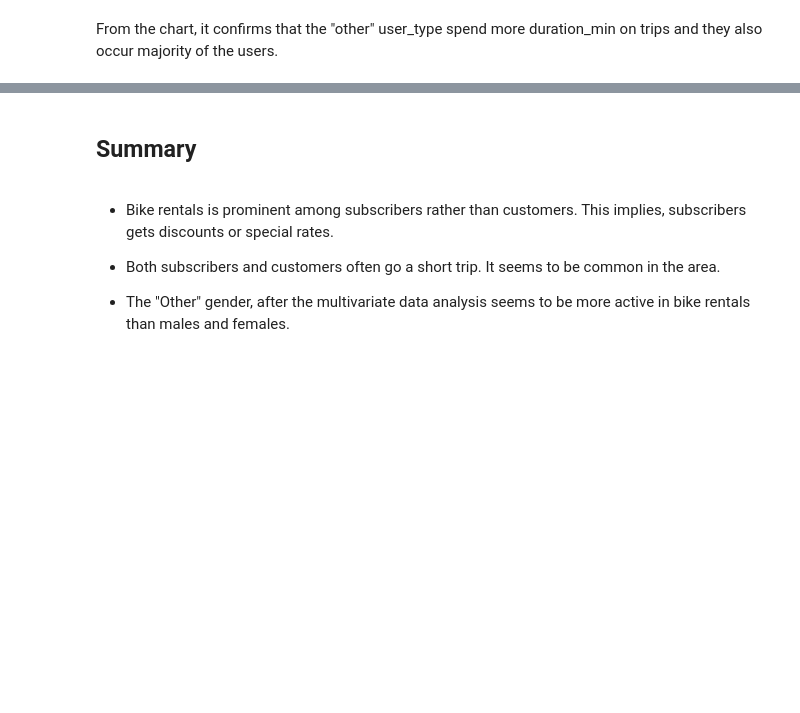
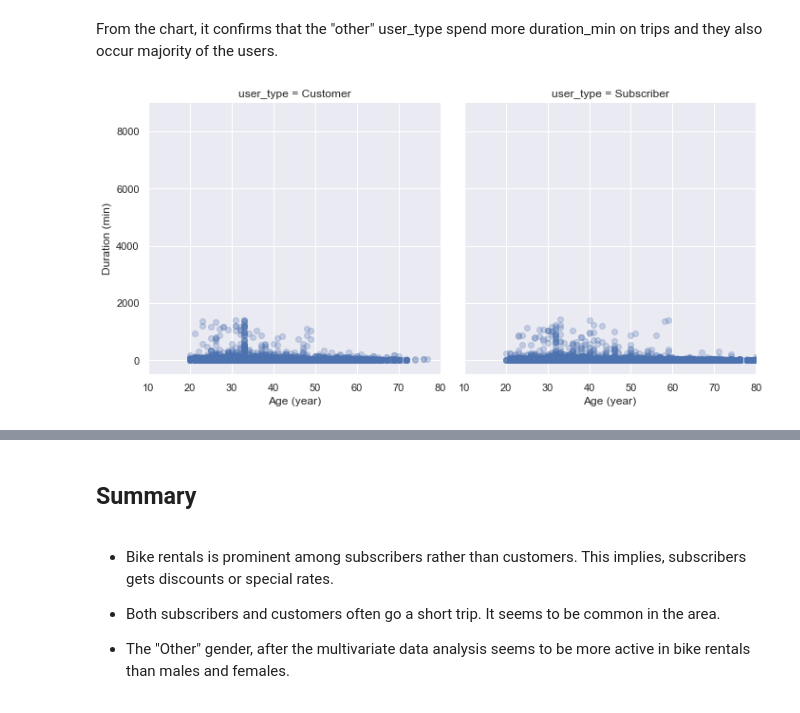
Before and after one commit to Eben-Success/Udacity_Data_Analysis_Projects, a Jupyter notebook: Project 3/notebook.ipynb, the cells around one changed output, grey strips where cells are left out. Cells and saved outputs as stored; diff of their text form; code cells hidden in the pictures; blank space fills up the shorter version.

Commit message:
15 charts in notebook

```diff
--- a/Project 3/notebook.ipynb
+++ b/Project 3/notebook.ipynb
@@ -578,2 +578,11 @@ sn.barplot(data=df, x='duration_min', y='member_gender', hue='user_type')
 # %% [markdown]
 From the chart, it confirms that the "other" user_type spend more duration_min on trips and they also occur majority of the users.
+# %%
+user_types = sn.FacetGrid(data = df, col = 'user_type', col_wrap = 2, size = 5, xlim = [10, 80], ylim = [-500, 9000])
+user_types.map(plt.scatter, 'member_age', 'duration_min', alpha=0.25)
+user_types.set_xlabels('Age (year)')
+user_types.set_ylabels('Duration (min)')
+
+plt.show()
+# %% [output]
+[figure, added]
```
Also changed, not shown: parts of 6 cells of this notebook, 2 other files.
